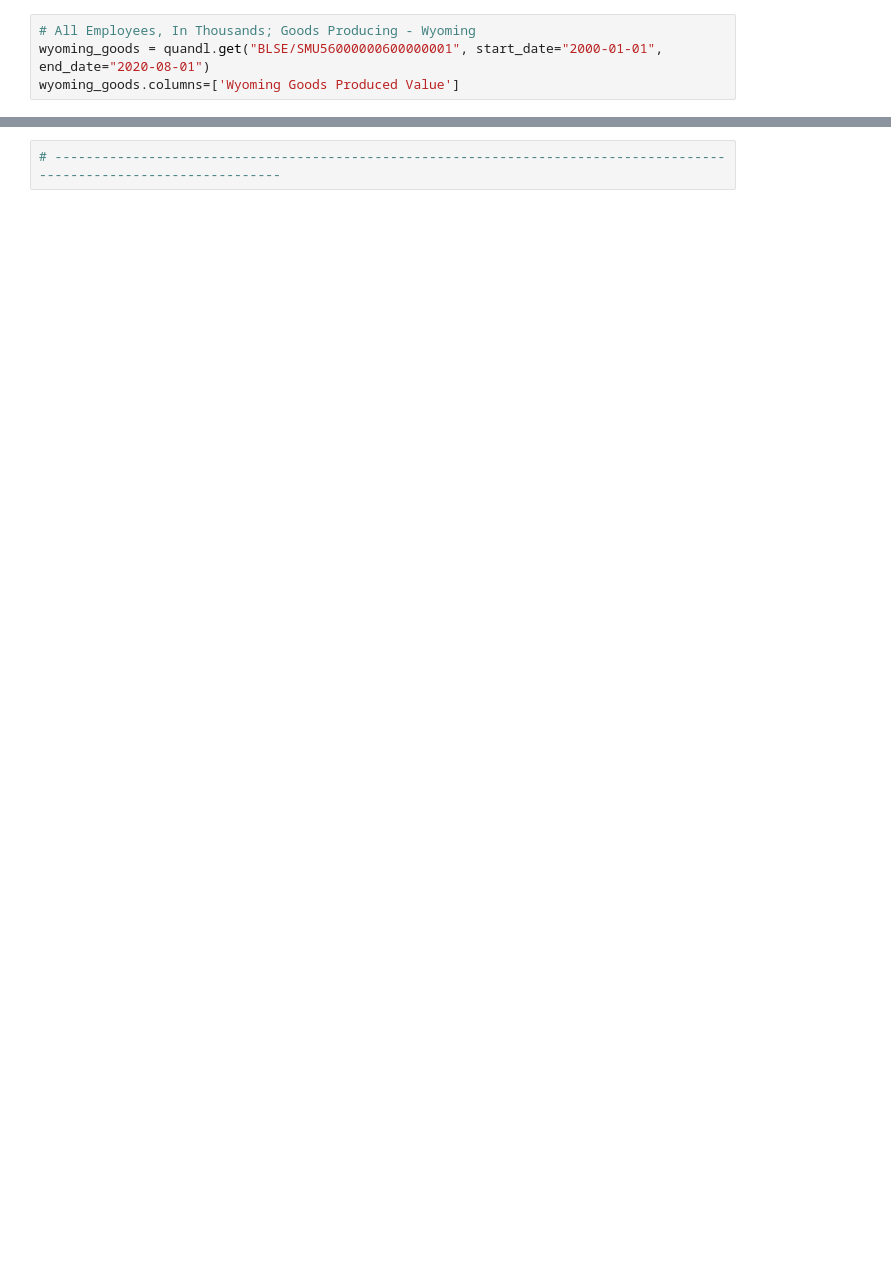
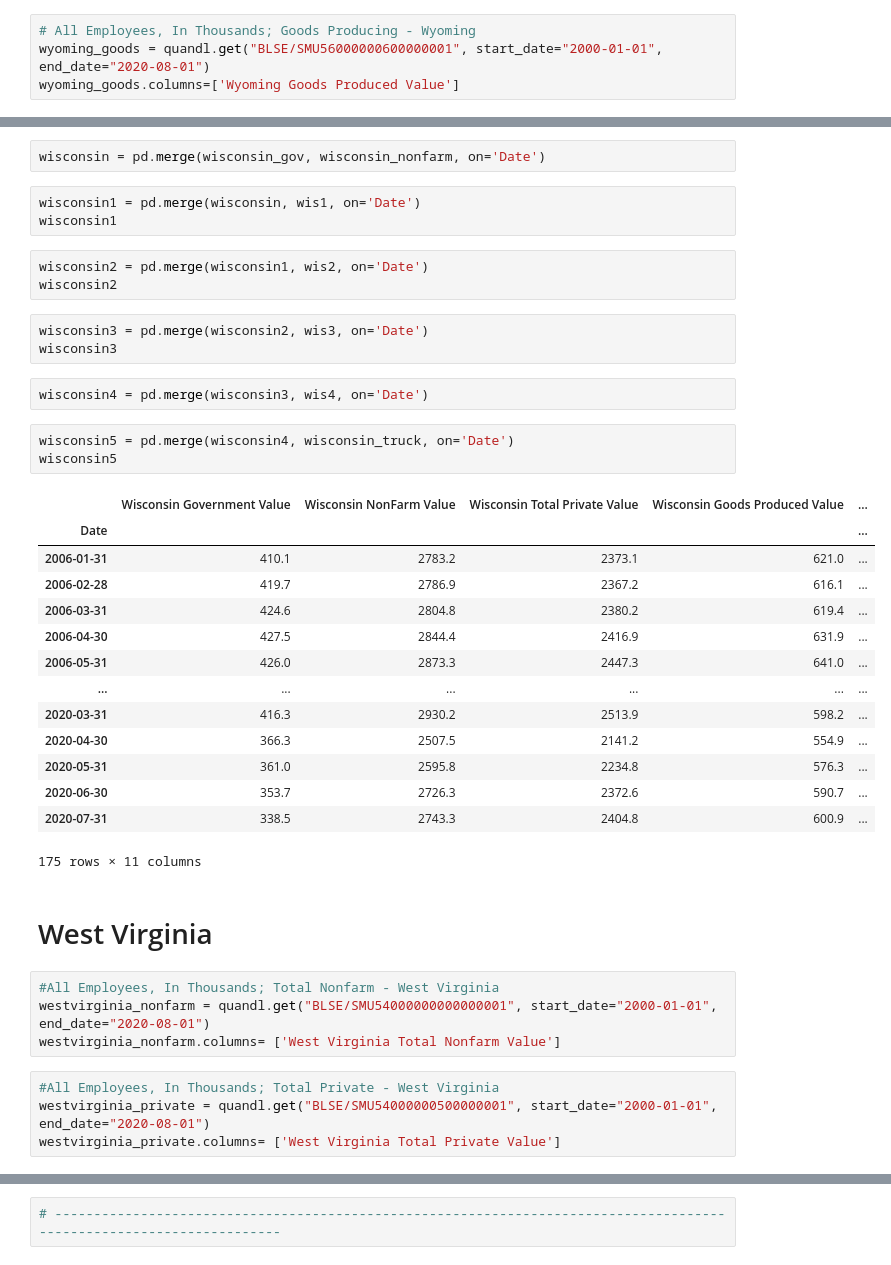
Before and after one commit to BloomTech-Labs/Labs26-Citrics-DS-TeamC, a Jupyter notebook: Quandl_Job.ipynb, the cells around one changed output, grey strips where cells are left out. Saved outputs shown, nothing was run; the diff lists cells and outputs as text; blank space fills up the shorter version.

```diff
--- a/Quandl_Job.ipynb
+++ b/Quandl_Job.ipynb
@@ -878,0 +658,41 @@ wisconsin_gov.rename(columns= {'Value' : 'Wisconsin Government Value'})
+# %%
+wisconsin = pd.merge(wisconsin_gov, wisconsin_nonfarm, on='Date')
+# %%
+wisconsin1 = pd.merge(wisconsin, wis1, on='Date')
+wisconsin1
+# %%
+wisconsin2 = pd.merge(wisconsin1, wis2, on='Date')
+wisconsin2
+# %%
+wisconsin3 = pd.merge(wisconsin2, wis3, on='Date')
+wisconsin3
+# %%
+wisconsin4 = pd.merge(wisconsin3, wis4, on='Date')
+# %%
+wisconsin5 = pd.merge(wisconsin4, wisconsin_truck, on='Date')
+wisconsin5
+# %% [output]
+|  | Wisconsin Government Value | Wisconsin NonFarm Value | Wisconsin Total Private Value | Wisconsin Goods Produced Value | ... |
+| Date |  |  |  |  | ... |
+| 2006-01-31 | 410.1 | 2783.2 | 2373.1 | 621.0 | ... |
+| 2006-02-28 | 419.7 | 2786.9 | 2367.2 | 616.1 | ... |
+| 2006-03-31 | 424.6 | 2804.8 | 2380.2 | 619.4 | ... |
+| 2006-04-30 | 427.5 | 2844.4 | 2416.9 | 631.9 | ... |
+| 2006-05-31 | 426.0 | 2873.3 | 2447.3 | 641.0 | ... |
+| ... | ... | ... | ... | ... | ... |
+| 2020-03-31 | 416.3 | 2930.2 | 2513.9 | 598.2 | ... |
+| 2020-04-30 | 366.3 | 2507.5 | 2141.2 | 554.9 | ... |
+| 2020-05-31 | 361.0 | 2595.8 | 2234.8 | 576.3 | ... |
+| 2020-06-30 | 353.7 | 2726.3 | 2372.6 | 590.7 | ... |
+| 2020-07-31 | 338.5 | 2743.3 | 2404.8 | 600.9 | ... |
+175 rows × 11 columns
+# %% [markdown]
+# West Virginia
+# %%
+#All Employees, In Thousands; Total Nonfarm - West Virginia
+westvirginia_nonfarm = quandl.get("BLSE/SMU54000000000000001", start_date="2000-01-01", end_date="2020-08-01")
+westvirginia_nonfarm.columns= ['West Virginia Total Nonfarm Value']
+# %%
+#All Employees, In Thousands; Total Private - West Virginia
+westvirginia_private = quandl.get("BLSE/SMU54000000500000001", start_date="2000-01-01", end_date="2020-08-01")
+westvirginia_private.columns= ['West Virginia Total Private Value']
```
Also changed, not shown: parts of 403 cells of this notebook.
